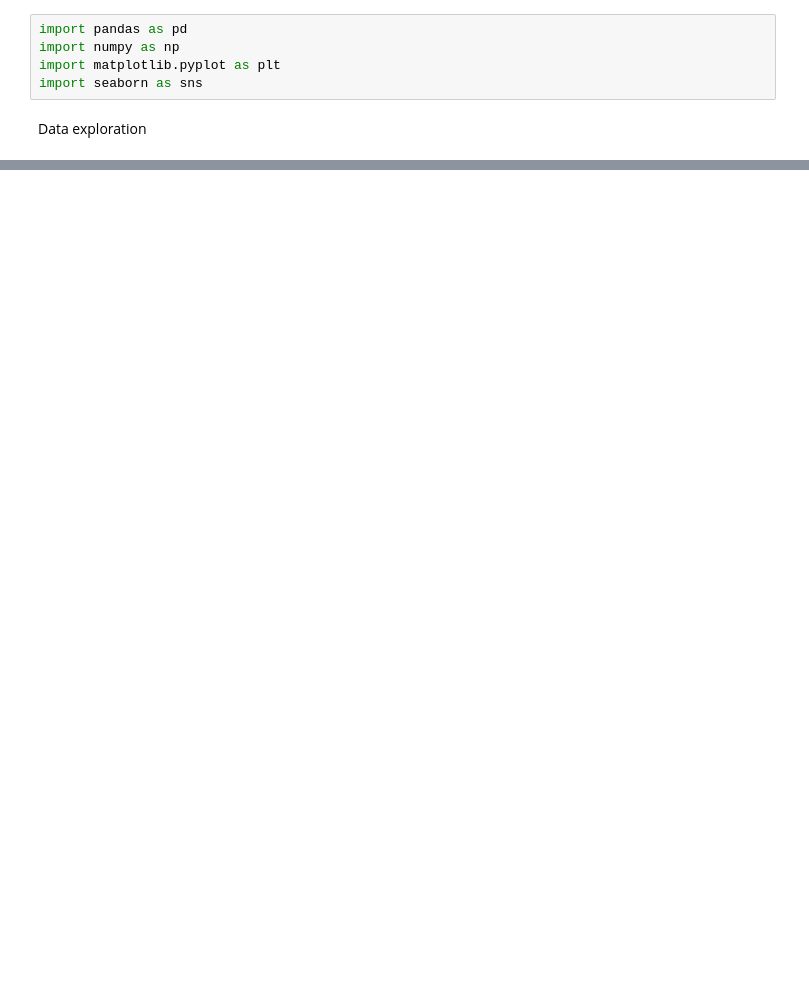
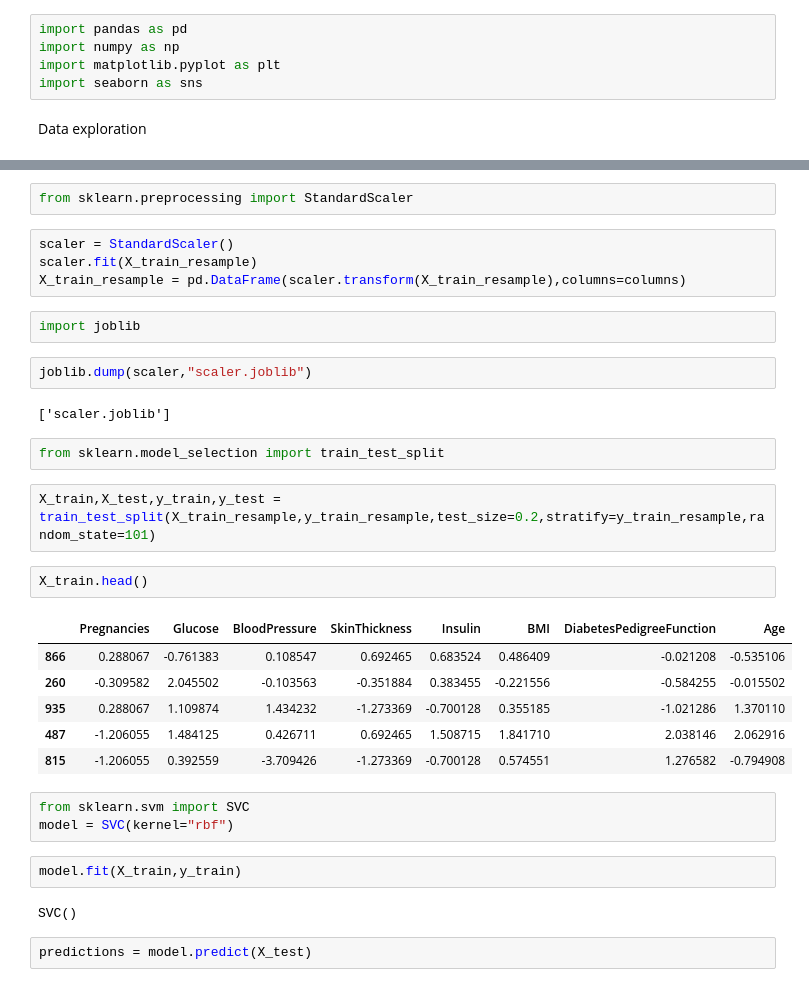
Before and after one commit to SinisterPlagueBot/dwa_w_dakchi, a Jupyter notebook: ml_server/testing.ipynb, the cells around one changed output, grey strips where cells are left out. Drawn from its saved outputs; the diff is of its cells as text; blank space fills up the shorter version.

```diff
--- a/ml_server/testing.ipynb
+++ b/ml_server/testing.ipynb
@@ -17,0 +70,34 @@ df.sample(4)
+# %%
+from sklearn.preprocessing import StandardScaler
+# %%
+scaler = StandardScaler()
+scaler.fit(X_train_resample)
+X_train_resample = pd.DataFrame(scaler.transform(X_train_resample),columns=columns)
+# %%
+import joblib
+# %%
+joblib.dump(scaler,"scaler.joblib")
+# %% [output]
+['scaler.joblib']
+# %%
+from sklearn.model_selection import train_test_split
+# %%
+X_train,X_test,y_train,y_test = train_test_split(X_train_resample,y_train_resample,test_size=0.2,stratify=y_train_resample,random_state=101)
+# %%
+X_train.head()
+# %% [output]
+|  | Pregnancies | Glucose | BloodPressure | SkinThickness | Insulin | BMI | DiabetesPedigreeFunction | Age |
+| 866 | 0.288067 | -0.761383 | 0.108547 | 0.692465 | 0.683524 | 0.486409 | -0.021208 | -0.535106 |
+| 260 | -0.309582 | 2.045502 | -0.103563 | -0.351884 | 0.383455 | -0.221556 | -0.584255 | -0.015502 |
+| 935 | 0.288067 | 1.109874 | 1.434232 | -1.273369 | -0.700128 | 0.355185 | -1.021286 | 1.370110 |
+| 487 | -1.206055 | 1.484125 | 0.426711 | 0.692465 | 1.508715 | 1.841710 | 2.038146 | 2.062916 |
+| 815 | -1.206055 | 0.392559 | -3.709426 | -1.273369 | -0.700128 | 0.574551 | 1.276582 | -0.794908 |
+# %%
+from sklearn.svm import SVC
+model = SVC(kernel="rbf")
+# %%
+model.fit(X_train,y_train)
+# %% [output]
+SVC()
+# %%
+predictions = model.predict(X_test)
```
Also changed, not shown: parts of 20 cells of this notebook, 17 other files.
